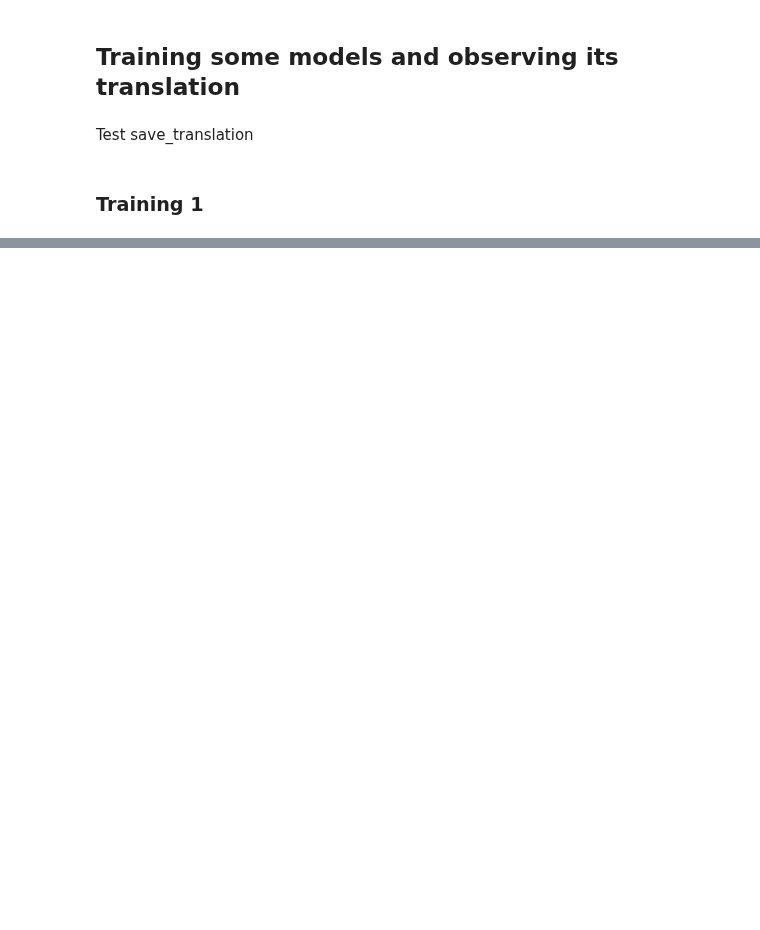
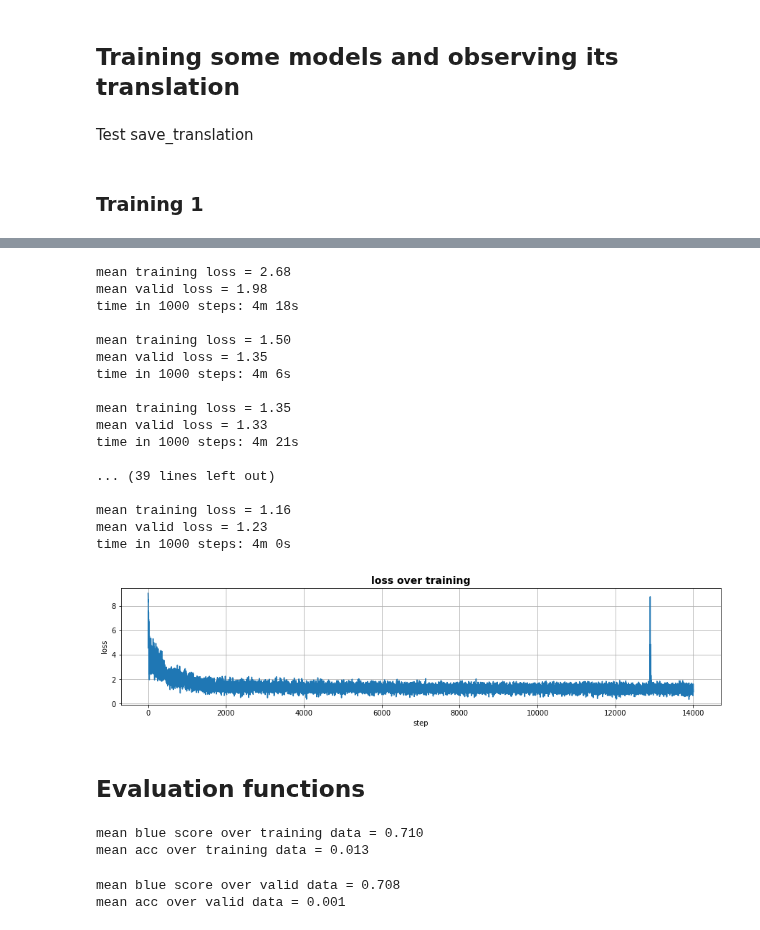
Before and after one commit to felipessalvatore/ContraQA, a Jupyter notebook: translate_attention_b3.ipynb, the cells around one changed output, grey strips where cells are left out. Cells and saved outputs as stored; diff of their text form; code cells hidden in the pictures; blank space fills up the shorter version.

Commit message:
add translation notebooks for the b3 dataset (with and without attention)

```diff
--- a/translate_attention_b3.ipynb
+++ b/translate_attention_b3.ipynb
@@ -838,0 +790,64 @@ time in 100 steps: 0m 13s
+# %%
+hidden_size = 456
+encoder2 = EncoderRNN(input_lang.n_words, hidden_size).to(device)
+attn_decoder2 = AttnDecoderRNN(hidden_size, output_lang.n_words, dropout_p=0.13).to(device)
+
+trainIters(encoder=encoder2,
+           decoder=attn_decoder2,
+           n_iters=15000,
+           status_every=1000,
+           pairs=training_pairs_B,
+           valid_pairs=valid_pairs_B,
+           encoder_path="b3_encoder2_att.pkl",
+           decoder_path="b3_decoder2_att.pkl")
+# %% [output]
+mean training loss = 2.68
+mean valid loss = 1.98
+time in 1000 steps: 4m 18s
+
+mean training loss = 1.50
+mean valid loss = 1.35
+time in 1000 steps: 4m 6s
+
+mean training loss = 1.35
+mean valid loss = 1.33
+time in 1000 steps: 4m 21s
+
+... (39 lines left out)
+
+mean training loss = 1.16
+mean valid loss = 1.23
+time in 1000 steps: 4m 0s
+[figure, added]
+# %% [markdown]
+## Evaluation functions
+# %%
+save_translation(training_pairs_A,
+                 encoder1,
+                 attn_decoder1,
+                 MAX_LENGTH,
+                 "b3_training1_att.csv")
+
+df_results = pd.read_csv("b3_training1_att.csv")
+acc = np.mean(df_results.accuracy.values)
+blue = np.mean(df_results.blue.values)
+print("mean blue score over training data = {:.3f}".format(blue))
+print("mean acc over training data = {:.3f}".format(acc))
+# %% [output]
+mean blue score over training data = 0.710
+mean acc over training data = 0.013
+# %%
+save_translation(valid_pairs_A,
+                 encoder1,
+                 attn_decoder1,
+                 MAX_LENGTH,
+                 "b3_valid1_att.csv")
+
+df_results = pd.read_csv("b3_valid1_att.csv")
+acc = np.mean(df_results.accuracy.values)
+blue = np.mean(df_results.blue.values)
+print("mean blue score over valid data = {:.3f}".format(blue))
+print("mean acc over valid data = {:.3f}".format(acc))
+# %% [output]
+mean blue score over valid data = 0.708
+mean acc over valid data = 0.001
```
Also changed, not shown: parts of 23 cells of this notebook, 1 other file.
